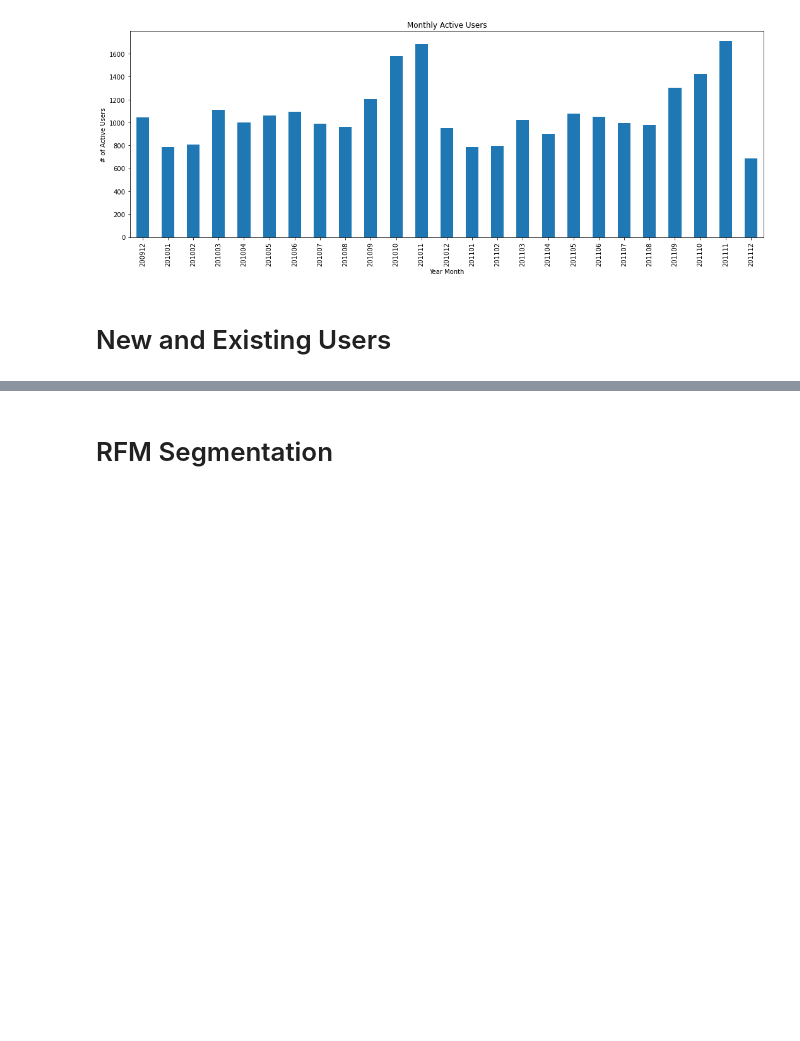
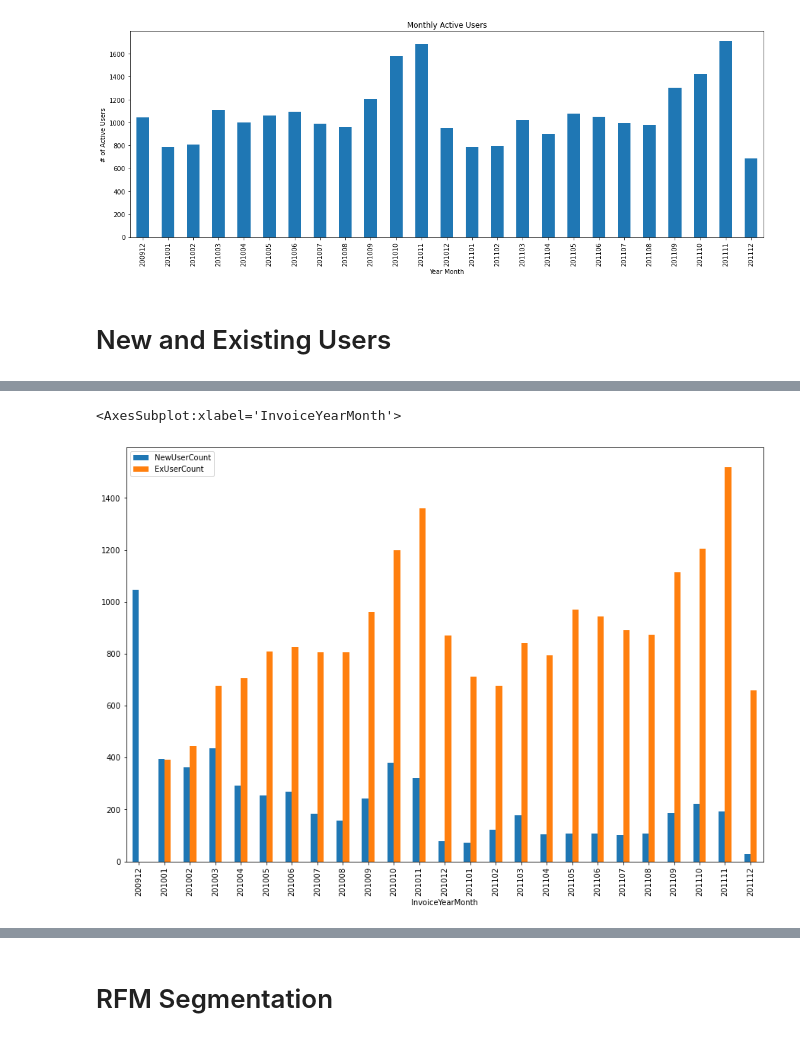
Before and after one commit to jarviscanada/jarvis_data_eng_KantyGakima, a Jupyter notebook: python_data_analytics/retail_data_analytics_wrangling.ipynb, the cells around one changed output, grey strips where cells are left out. Cells and saved outputs as stored; diff of their text form; code cells hidden in the pictures; blank space fills up the shorter version.

```diff
--- a/python_data_analytics/retail_data_analytics_wrangling.ipynb
+++ b/python_data_analytics/retail_data_analytics_wrangling.ipynb
@@ -353,6 +341,55 @@ plt.show()
 ![](https://i.imgur.com/nWjnrpr.jpg)
 
 ---
+# %%
+
+first_purchase = (
+    online_retail_df
+    .groupby('CustomerID')['InvoiceYearMonth']
+    .min()
+    .reset_index()
+    .rename(columns={'InvoiceYearMonth':'FirstPurchaseMonth'})
+)
+first_purchase.head()
+
+#merge first purchase to online_retail_df to identify new/existing users
+df = online_retail_df.merge(first_purchase, how='left', on='CustomerID')
+
+#crete a column to flag customers 'new' or 'existing'
+df['UserType'] = np.where(
+    df['InvoiceYearMonth'] == df['FirstPurchaseMonth'],
+    'New',
+    'Existing'
+)
+
+#count new users
+new_user_count = (
+    df[df['UserType'] == 'New']
+    .groupby('InvoiceYearMonth')['CustomerID']
+    .nunique()
+    .reset_index()
+    .rename(columns={'CustomerID': 'NewUserCount'})
+)
+
+#count ex users
+ex_user_count = (
+    df[df['UserType'] == 'Existing']
+    .groupby('InvoiceYearMonth')['CustomerID']
+    .nunique()
+    .reset_index()
+    .rename(columns={'CustomerID': 'ExUserCount'})
+)
+
+new_ex = pd.merge(new_user_count, ex_user_count, on="InvoiceYearMonth")
+new_ex.plot(
+    x="InvoiceYearMonth",
+    y=["NewUserCount", "ExUserCount"],
+    kind='bar',
+    figsize=(15,10)
+)
+# %% [output]
+<AxesSubplot:xlabel='InvoiceYearMonth'>
+[figure, added]
 # %% [markdown]
 ## Finding RFM
 
```
Also changed, not shown: parts of 17 cells of this notebook.
